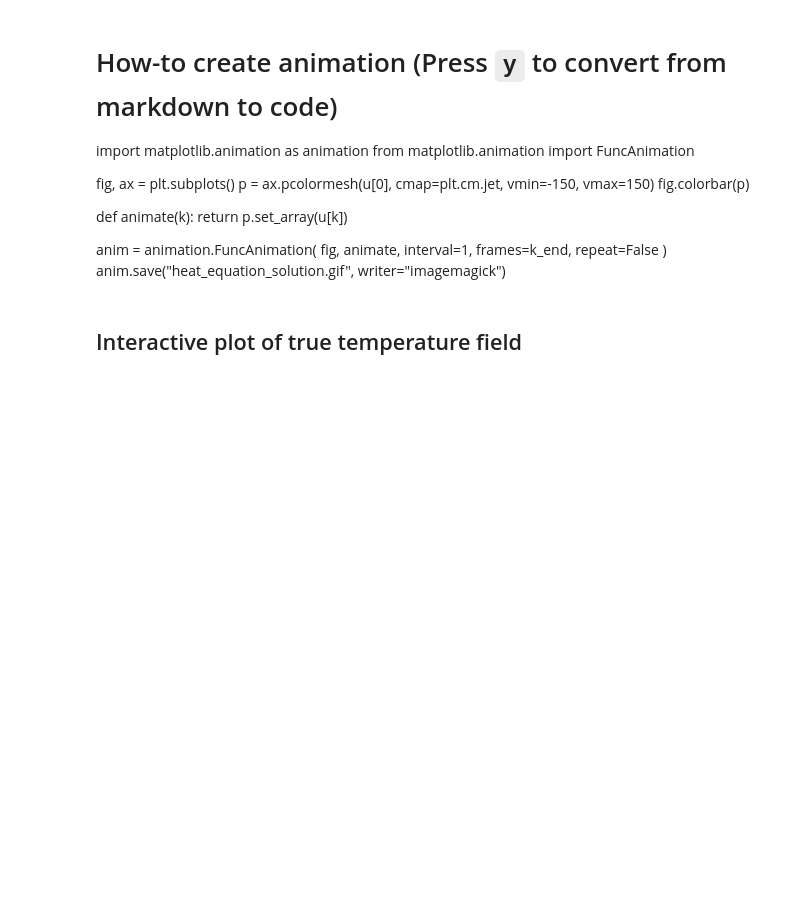
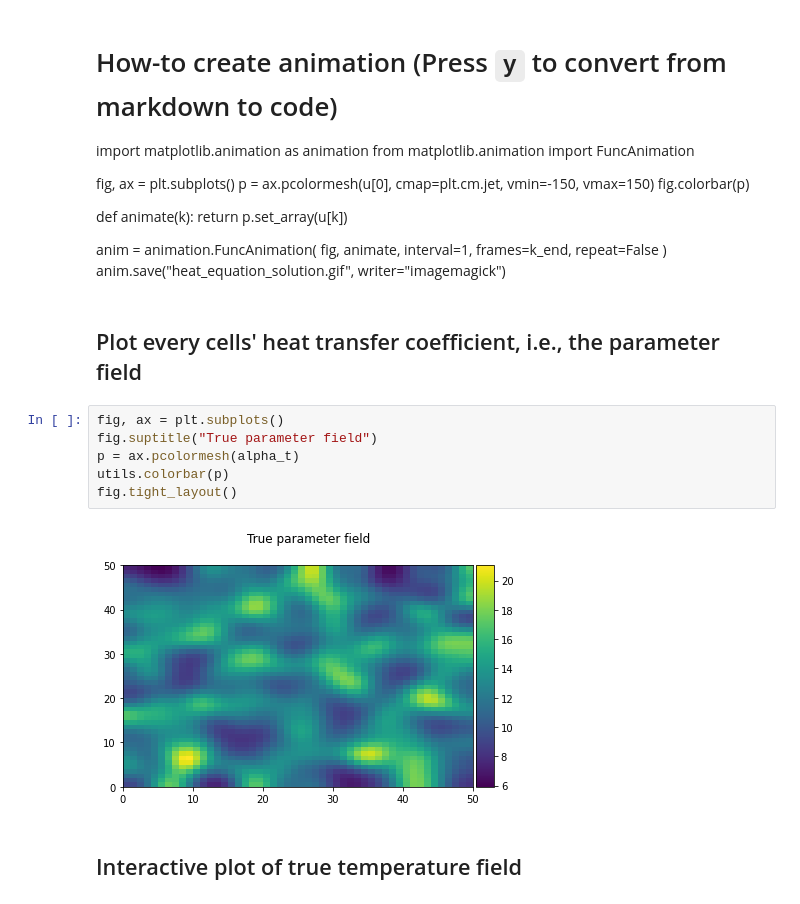
Before and after one commit to equinor/dass, a Jupyter notebook: notebooks/Smoothers.ipynb, the cells around one changed output. Cells and saved outputs as stored; diff of their text form; blank space fills up the shorter version.

Commit message:
Create field of conductivities

```diff
--- a/notebooks/Smoothers.ipynb
+++ b/notebooks/Smoothers.ipynb
@@ -86,6 +88,16 @@ anim = animation.FuncAnimation(
     fig, animate, interval=1, frames=k_end, repeat=False
 )
 anim.save("heat_equation_solution.gif", writer="imagemagick")
+# %% [markdown]
+## Plot every cells' heat transfer coefficient, i.e., the parameter field
+# %%
+fig, ax = plt.subplots()
+fig.suptitle("True parameter field")
+p = ax.pcolormesh(alpha_t)
+utils.colorbar(p)
+fig.tight_layout()
+# %% [output]
+[figure, added]
 # %% [markdown]
 ## Interactive plot of true temperature field
 # %%
```
Also changed, not shown: parts of 12 cells of this notebook, 1 other file.
